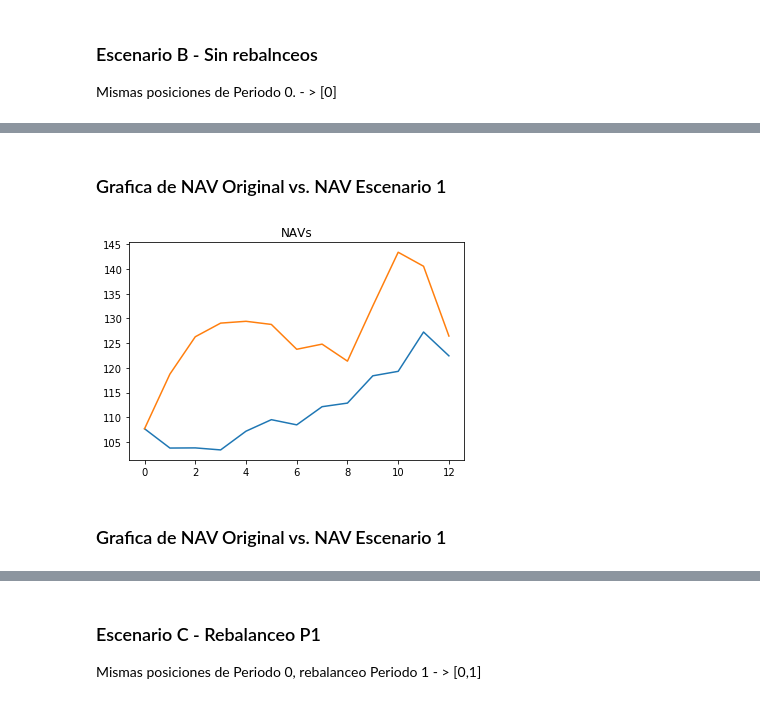
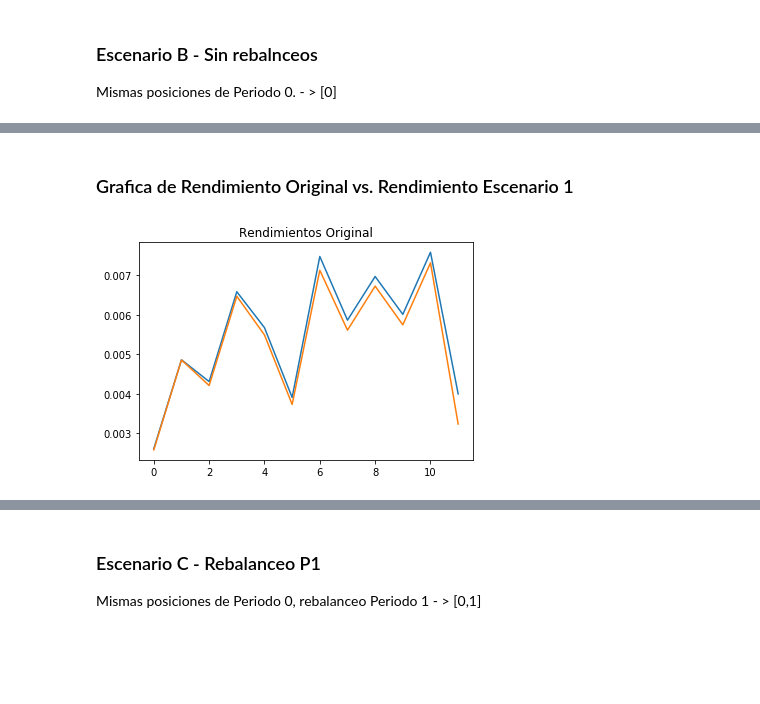
Before and after one commit to Marisolcantarero95/TRADING, a Jupyter notebook: Lab1_EqA/A_myst_Laboratorio1.ipynb, the cells around one changed output, grey strips where cells are left out. Saved outputs shown, nothing was run; the diff lists cells and outputs as text; code cells hidden in the pictures; blank space fills up the shorter version.

```diff
--- a/Lab1_EqA/A_myst_Laboratorio1.ipynb
+++ b/Lab1_EqA/A_myst_Laboratorio1.ipynb
@@ -202,0 +252,2 @@ plt.show()
+# %%
+NAVs_diario,nav_mes,Rends_diario,Rends_mensual,Dsv_mensual,Sharpe_mensual = nav(narch)
@@ -285,11 +268,0 @@ Prices_F.head()
-# %%
-def nav1(precios,narch):
-    nav1 = []
-    for i in range(narch):
-        quitar = list(set(Prices_F.index)-set(tickers[0]))
-        mult = Prices_F['Holdings'+str(i)+''].drop(quitar) * Shares['Holdings'+str(0)+''].drop(quitar)
-        mult.loc['USD'] = mult.loc['USD']/100
-        nav1.append((sum(mult)) / str_to_float(shares)[i])
-    return nav1
-navB = nav1(Prices_F,narch)
-navB
@@ -310,11 +269,32 @@ navB
+# %%
+# SIN REBALANCEOS
+def nav1(narch):
+    NAVs_diario= []
+    nav_mes = []
+    Rends_diario=[]
+    Rends_mensual=[]
+    Dsv_mensual=[]
+    Sharpe_mensual=[]
+    for i in range(len(Agrup)):
+        dif = list(set(indice)-set(tickers[0]))
+        g = Agrup[1][i]*Shares['Holdings'+str(0)+'']
+        g= (g.T.drop(dif)).T
+        h= [sum(g.loc[j])/str_to_float(shares)[i] for j in list(g.index)]
+        NAVs_diario.append(h)
+        nav_mes.append(h[-1])
+        Rends_diario.append(Rend(h))
+        Rends_mensual.append(np.mean(Rend(h)))
+        Dsv_mensual.append(np.std(Rend(h)))
+        Sharpe_mensual.append((np.mean(Rend(h))-tl[i]/12/100)/np.std(Rend(h)))
+    return NAVs_diario,nav_mes,Rends_diario,Rends_mensual[1:],Dsv_mensual[1:],Sharpe_mensual[1:]
+# %%
+NAVs_diario1,nav_mes1,Rends_diario1,Rends_mensual1,Dsv_mensual1,Sharpe_mensual1 = nav1(narch)
 # %% [markdown]
-### Grafica de NAV Original vs. NAV Escenario 1
+### Grafica de Rendimiento Original vs. Rendimiento Escenario 1
 # %%
-plt.plot(navA)
-plt.plot(navB)
-plt.title('NAVs')
+plt.plot(Rends_mensual)
+plt.plot(Rends_mensual1)
+plt.title('Rendimientos Original')
 plt.show()
 # %% [output]
-[figure, old version]
+[figure, new version]
-# %% [markdown]
-### Grafica de NAV Original vs. NAV Escenario 1
```
Also changed, not shown: parts of 72 cells of this notebook.
